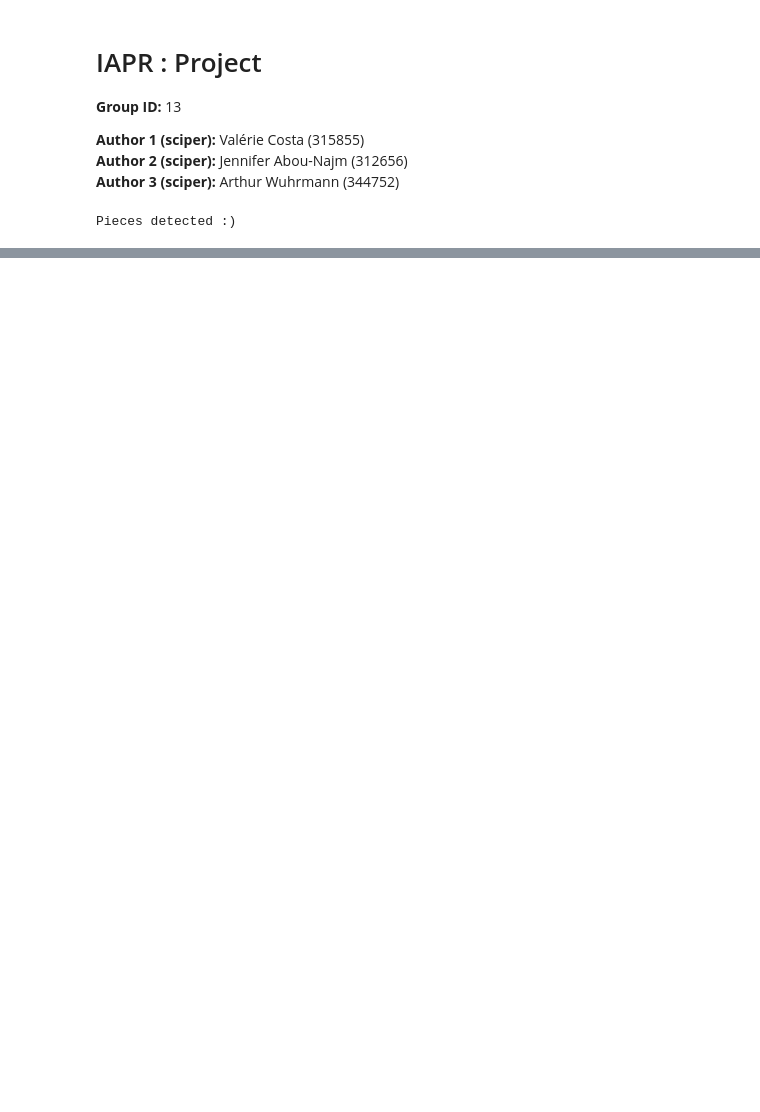
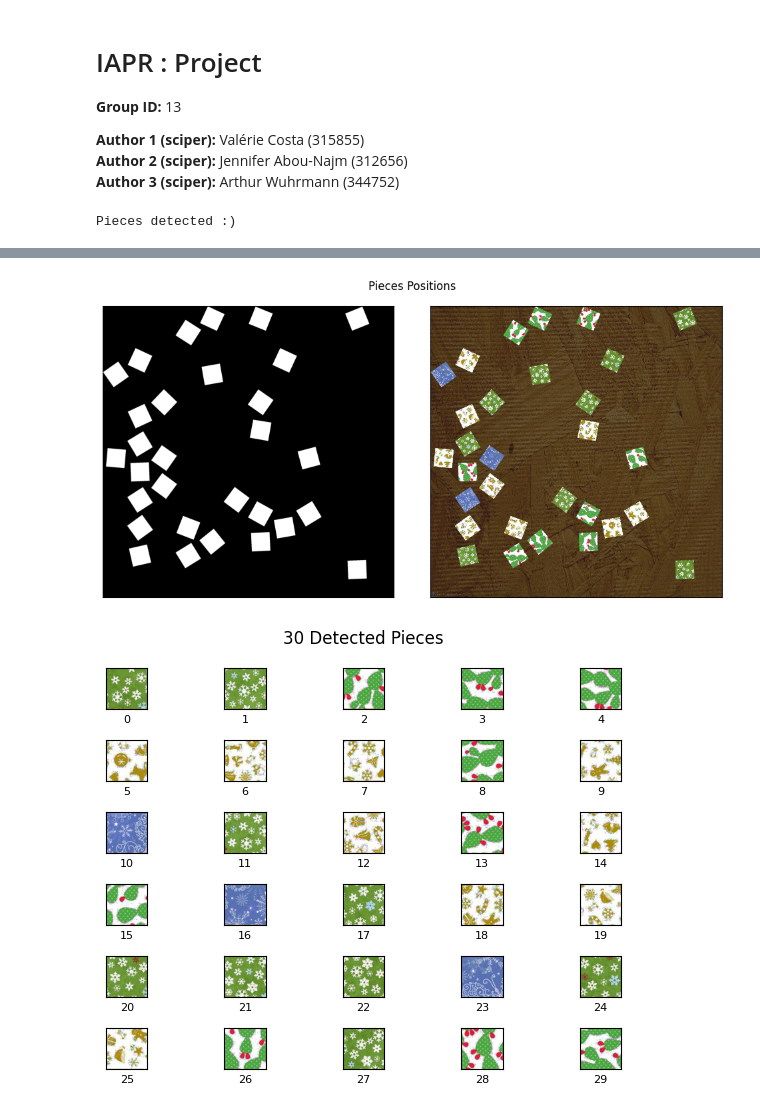
Before and after one commit to Jennifer2001-lab/iapr, a Jupyter notebook: project/main.ipynb, the cells around one changed output, grey strips where cells are left out. Saved outputs shown, nothing was run; the diff lists cells and outputs as text; code cells hidden in the pictures; blank space fills up the shorter version.

```diff
--- a/project/main.ipynb
+++ b/project/main.ipynb
@@ -68,0 +43,12 @@ classifier.plot_classification()
+# %%
+debug = True
+if debug:
+    # seg.plot_edges()
+    # seg.plot_closed_edges()
+    # seg.plot_blur()
+    # seg.plot_centers()
+    seg.plot_mask()
+    seg.plot_pieces()
+# %% [output]
+[figure, added]
+[figure, added]
```
Also changed, not shown: parts of 12 cells of this notebook, 9 other files.
